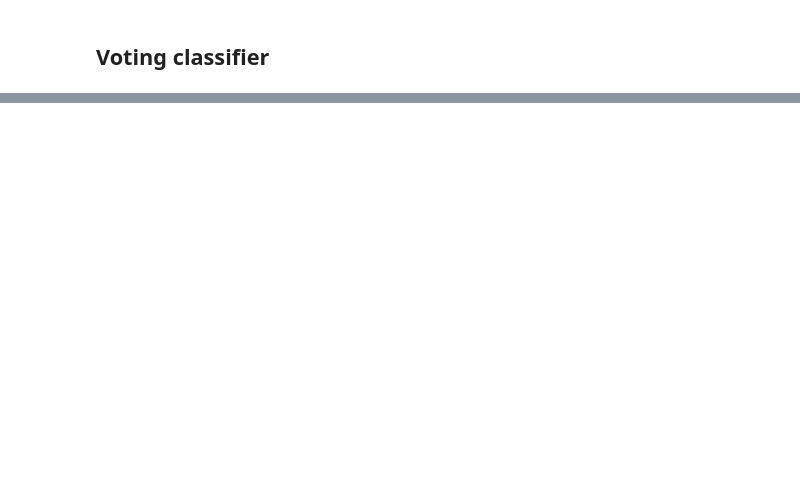
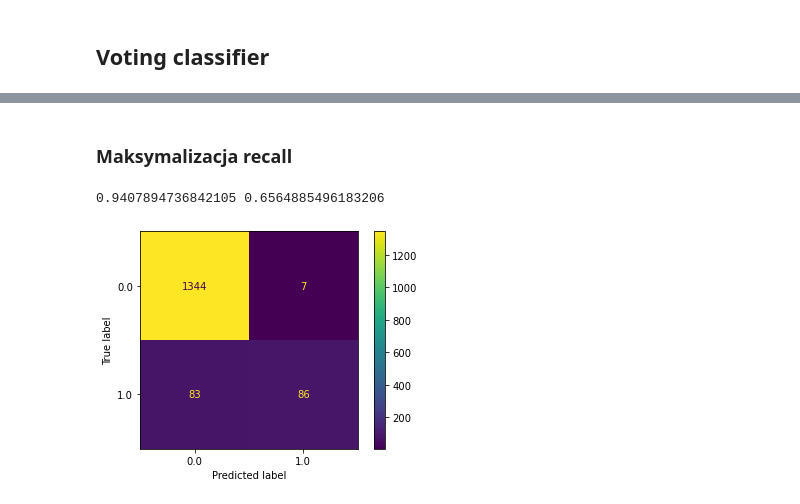
Before and after one commit to cyklop123/MOW, a Jupyter notebook: MOW-Wstepna_analiza_dancych.ipynb, the cells around one changed output, grey strips where cells are left out. Drawn from its saved outputs; the diff is of its cells as text; code cells hidden in the pictures; blank space fills up the shorter version.

```diff
--- a/MOW-Wstepna_analiza_dancych.ipynb
+++ b/MOW-Wstepna_analiza_dancych.ipynb
@@ -493,0 +800,16 @@ print("Srednia skutecznosc:", accuracy.mean(), f1.mean())
+# %% [markdown]
+### Maksymalizacja recall
+# %%
+# populacja=20 iteracji=20
+rf = RandomForestClassifier(n_estimators=75, max_depth=8.384724325391684, min_samples_split=73, min_samples_leaf=35, max_leaf_nodes=19)
+rf.fit(reduced, y_train)
+
+X_test_reduced = sfs.transform(X_test)
+y_pred = rf.predict(X_test_reduced)
+
+print( metrics.accuracy_score(y_test, y_pred), metrics.f1_score(y_test, y_pred) )
+metrics.plot_confusion_matrix(rf, X_test_reduced, y_test)
+plt.show()
+# %% [output]
+0.9407894736842105 0.6564885496183206
+[figure, added]
```
Also changed, not shown: parts of 31 cells of this notebook.
